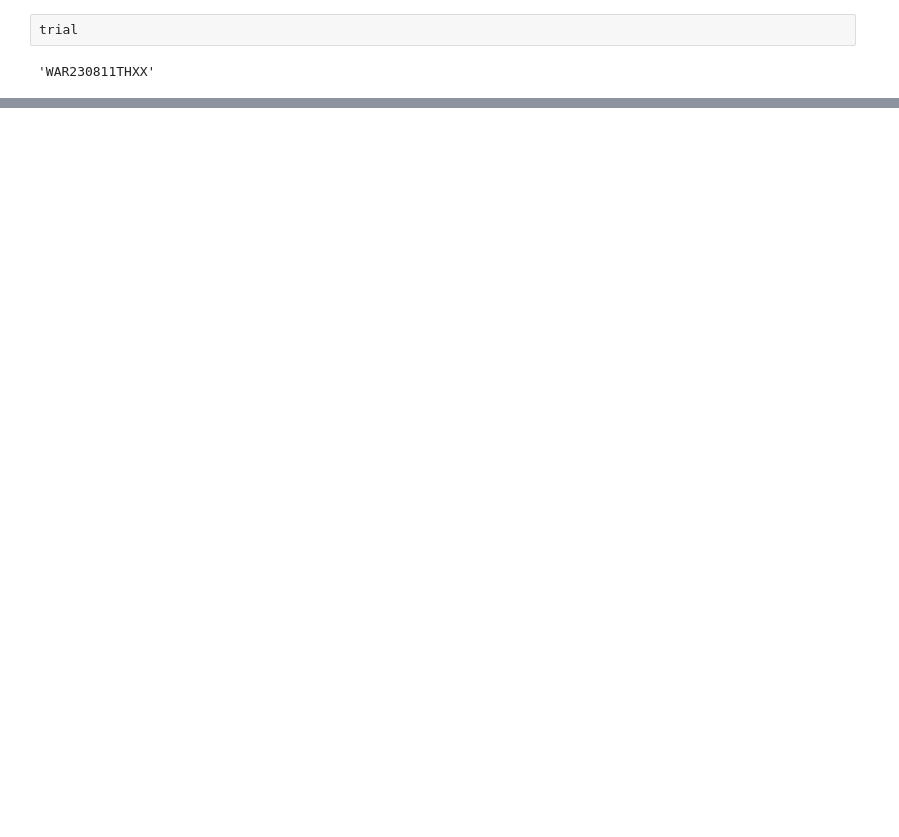
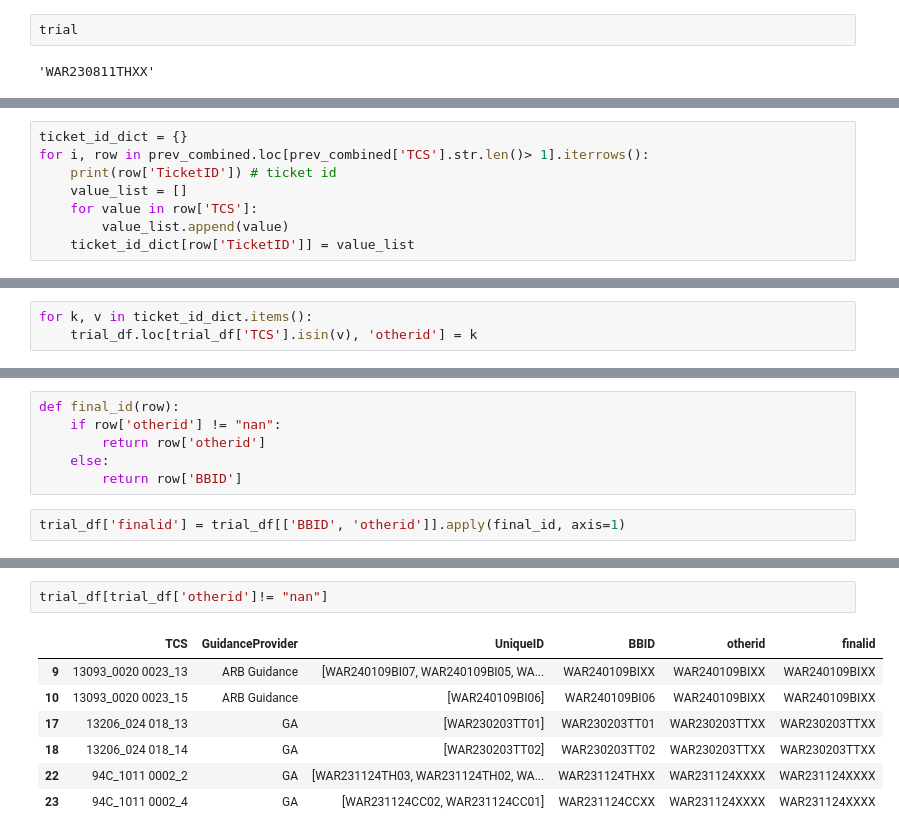
Before and after one commit to BilyBrown/sqlite3-tutorial, a Jupyter notebook: create_war_tables.ipynb, the cells around one changed output, grey strips where cells are left out. Cells and saved outputs as stored; diff of their text form; blank space fills up the shorter version.

Commit message:
still working on ticket id

```diff
--- a/create_war_tables.ipynb
+++ b/create_war_tables.ipynb
@@ -586,0 +645,8 @@ NameError: name 'temp_st' is not defined
+# %%
+ticket_id_dict = {}
+for i, row in prev_combined.loc[prev_combined['TCS'].str.len()> 1].iterrows():
+    print(row['TicketID']) # ticket id
+    value_list = []
+    for value in row['TCS']:
+        value_list.append(value)
+    ticket_id_dict[row['TicketID']] = value_list
@@ -586,0 +663,3 @@ NameError: name 'temp_st' is not defined
+# %%
+for k, v in ticket_id_dict.items():
+    trial_df.loc[trial_df['TCS'].isin(v), 'otherid'] = k
@@ -586,0 +676,8 @@ NameError: name 'temp_st' is not defined
+# %%
+def final_id(row):
+    if row['otherid'] != "nan":
+        return row['otherid']
+    else:
+        return row['BBID']
+# %%
+trial_df['finalid'] = trial_df[['BBID', 'otherid']].apply(final_id, axis=1)
@@ -586,0 +729,10 @@ NameError: name 'temp_st' is not defined
+# %%
+trial_df[trial_df['otherid']!= "nan"]
+# %% [output]
+|  | TCS | GuidanceProvider | UniqueID | BBID | otherid | finalid |
+| 9 | 13093_0020 0023_13 | ARB Guidance | [WAR240109BI07, WAR240109BI05, WA... | WAR240109BIXX | WAR240109BIXX | WAR240109BIXX |
+| 10 | 13093_0020 0023_15 | ARB Guidance | [WAR240109BI06] | WAR240109BI06 | WAR240109BIXX | WAR240109BIXX |
+| 17 | 13206_024 018_13 | GA | [WAR230203TT01] | WAR230203TT01 | WAR230203TTXX | WAR230203TTXX |
+| 18 | 13206_024 018_14 | GA | [WAR230203TT02] | WAR230203TT02 | WAR230203TTXX | WAR230203TTXX |
+| 22 | 94C_1011 0002_2 | GA | [WAR231124TH03, WAR231124TH02, WA... | WAR231124THXX | WAR231124XXXX | WAR231124XXXX |
+| 23 | 94C_1011 0002_4 | GA | [WAR231124CC02, WAR231124CC01] | WAR231124CCXX | WAR231124XXXX | WAR231124XXXX |
```
Also changed, not shown: parts of 20 cells of this notebook.
